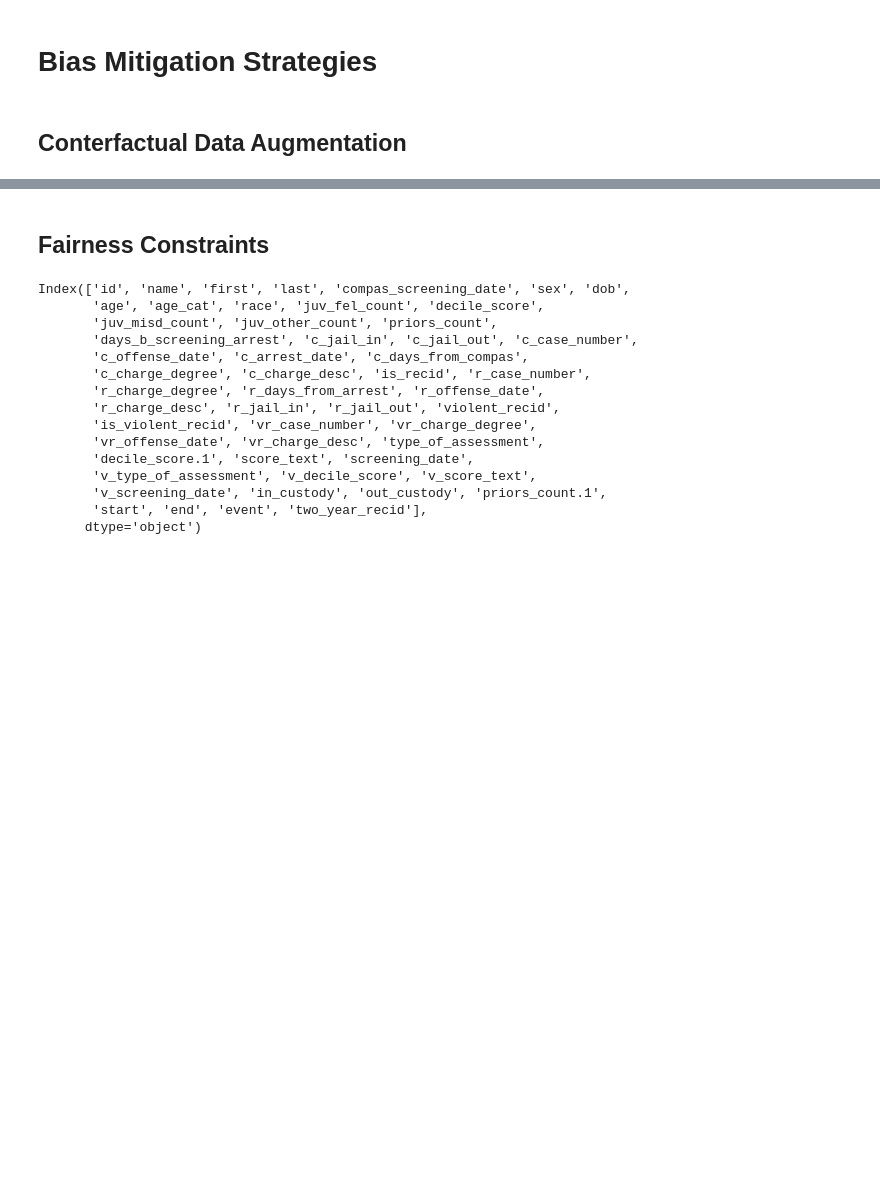
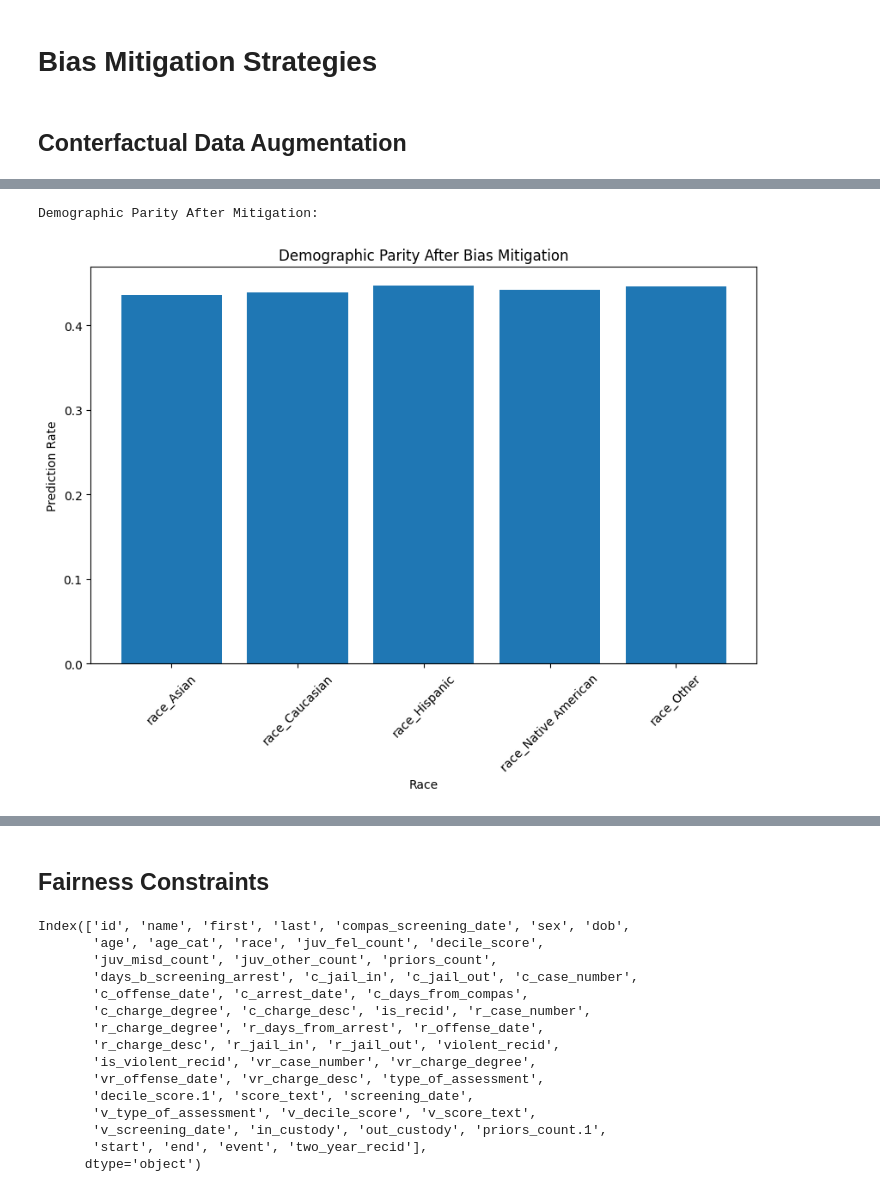
Before and after one commit to gauthamys/UIC_CS517_HWs, a Jupyter notebook: SRAI_HW1.ipynb, the cells around one changed output, grey strips where cells are left out. Cells and saved outputs as stored; diff of their text form; code cells hidden in the pictures; blank space fills up the shorter version.

```diff
--- a/SRAI_HW1.ipynb
+++ b/SRAI_HW1.ipynb
@@ -98,0 +229,2 @@ plt.show()
+# %%
+df_balanced = generate_counterfactuals(df, "race", num_augmentations=5)
@@ -98,0 +355,15 @@ plt.show()
+# %%
+from sklearn.metrics import accuracy_score, precision_score, recall_score, classification_report
+
+# Get model predictions
+y_pred_after = model_after.predict(X_test_after)
+
+# Evaluate model performance
+accuracy = accuracy_score(y_test_after, y_pred_after)
+precision = precision_score(y_test_after, y_pred_after)
+recall = recall_score(y_test_after, y_pred_after)
+
+print(f" Model Accuracy: {accuracy:.2f}")
+print(f" Model Precision: {precision:.2f}")
+print(f" Model Recall: {recall:.2f}")
+print("\nClassification Report:\n", classification_report(y_test_after, y_pred_after))
@@ -98,0 +431,40 @@ plt.show()
+# %%
+# Convert y_pred_after to Pandas Series with X_test_after index
+y_pred_after = pd.Series(y_pred_after, index=X_test_after.index)
+# %%
+# Ensure y_pred_after is a Pandas Series
+y_pred_after = pd.Series(y_pred_after, index=X_test_after.index)
+
+races=[]
+d_parity=[]
+# Compute demographic parity again
+demographic_parity_after = {}
+race_columns = [col for col in df_after_mitigation.columns if "race_" in col]
+for race_col in race_columns:
+    race_df = X_test_after[X_test_after[race_col] == 1]
+
+    if len(race_df) > 0:
+        percentage = (y_pred_after.loc[race_df.index] == 1).sum() / len(race_df)
+    else:
+        percentage = 0
+
+    #demographic_parity_after[race_col] = percentage
+    d_parity.append(percentage)
+    races.append(race_col)
+
+
+print("Demographic Parity After Mitigation:")
+for race, parity in demographic_parity_after.items():
+    print(f"{race}: {parity:.2f}")
+
+# Plot bar chart
+plt.figure(figsize=(10, 6))
+plt.bar(races,d_parity)
+plt.xlabel("Race")
+plt.ylabel("Prediction Rate")
+plt.title("Demographic Parity After Bias Mitigation")
+plt.xticks(rotation=45)
+plt.show()
+# %% [output]
+Demographic Parity After Mitigation:
+[figure, added]
```
Also changed, not shown: parts of 43 cells of this notebook.
